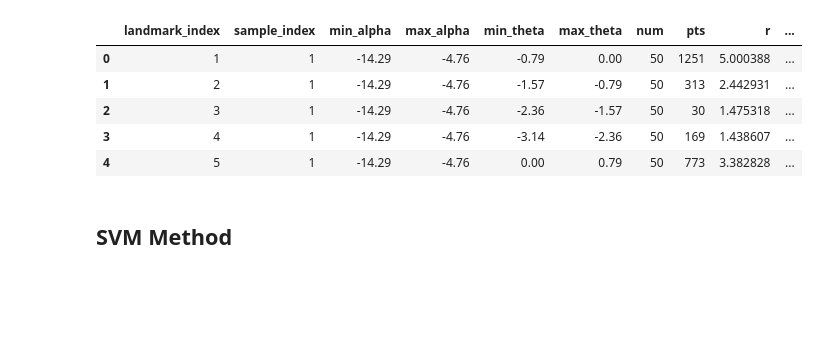
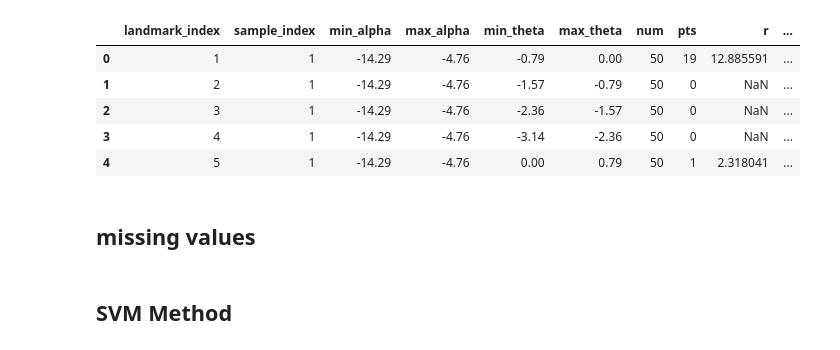
Before and after one commit to liwencong1995/SDS-Capstone-Zebrafish, a Jupyter notebook: svm.ipynb, the cells around one changed output. Drawn from its saved outputs; the diff is of its cells as text; code cells hidden in the pictures; blank space fills up the shorter version.

```diff
--- a/svm.ipynb
+++ b/svm.ipynb
@@ -27,13 +27,18 @@ def plot_svc(svc, X, y, h=0.02, pad=0.25):
     plt.xlabel('X1')
     plt.ylabel('X2')
     plt.show()
-# %%
-landmarks = pd.read_csv('./data/tidyLandmarks.csv')
-landmarks.head()
-# %% [output]
-|  | landmark_index | sample_index | min_alpha | max_alpha | min_theta | max_theta | num | pts | r | ... |
-| 0 | 1 | 1 | -14.29 | -4.76 | -0.79 | 0.00 | 50 | 1251 | 5.000388 | ... |
-| 1 | 2 | 1 | -14.29 | -4.76 | -1.57 | -0.79 | 50 | 313 | 2.442931 | ... |
-| 2 | 3 | 1 | -14.29 | -4.76 | -2.36 | -1.57 | 50 | 30 | 1.475318 | ... |
-| 3 | 4 | 1 | -14.29 | -4.76 | -3.14 | -2.36 | 50 | 169 | 1.438607 | ... |
-| 4 | 5 | 1 | -14.29 | -4.76 | 0.00 | 0.79 | 50 | 773 | 3.382828 | ... |
+# %%
+landmarks = pd.read_csv('./data/tidyLandmarks_AT.csv')
+landmarks['landmark_index'] = pd.to_numeric(landmarks.landmark_index, errors='coerce').values
+landmarks['r'] = pd.to_numeric(landmarks.r, errors='coerce').values
+landmarks['pts'] = pd.to_numeric(landmarks.pts, errors='coerce').values
+landmarks.head()
+# %% [output]
+|  | landmark_index | sample_index | min_alpha | max_alpha | min_theta | max_theta | num | pts | r | ... |
+| 0 | 1 | 1 | -14.29 | -4.76 | -0.79 | 0.00 | 50 | 19 | 12.885591 | ... |
+| 1 | 2 | 1 | -14.29 | -4.76 | -1.57 | -0.79 | 50 | 0 | NaN | ... |
+| 2 | 3 | 1 | -14.29 | -4.76 | -2.36 | -1.57 | 50 | 0 | NaN | ... |
+| 3 | 4 | 1 | -14.29 | -4.76 | -3.14 | -2.36 | 50 | 0 | NaN | ... |
+| 4 | 5 | 1 | -14.29 | -4.76 | 0.00 | 0.79 | 50 | 1 | 2.318041 | ... |
+# %% [markdown]
+## missing values
```
Also changed, not shown: parts of 10 cells of this notebook, 1 other file.
